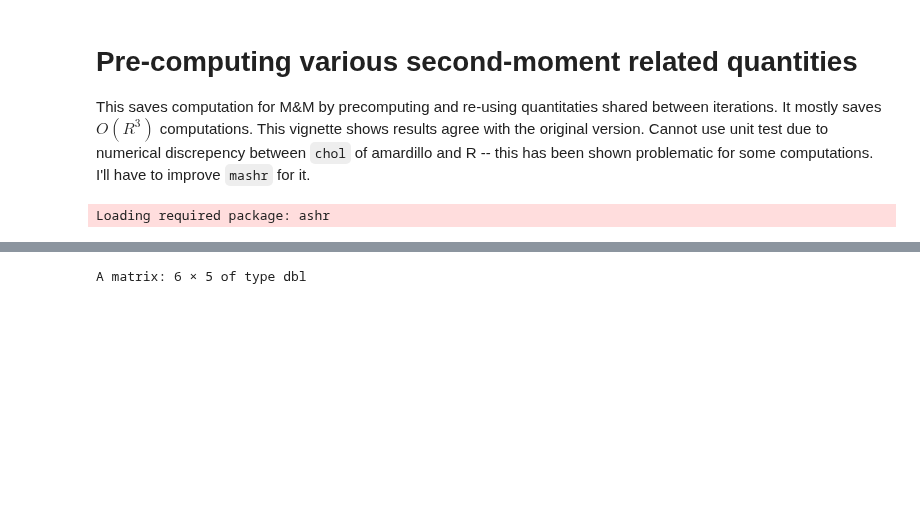
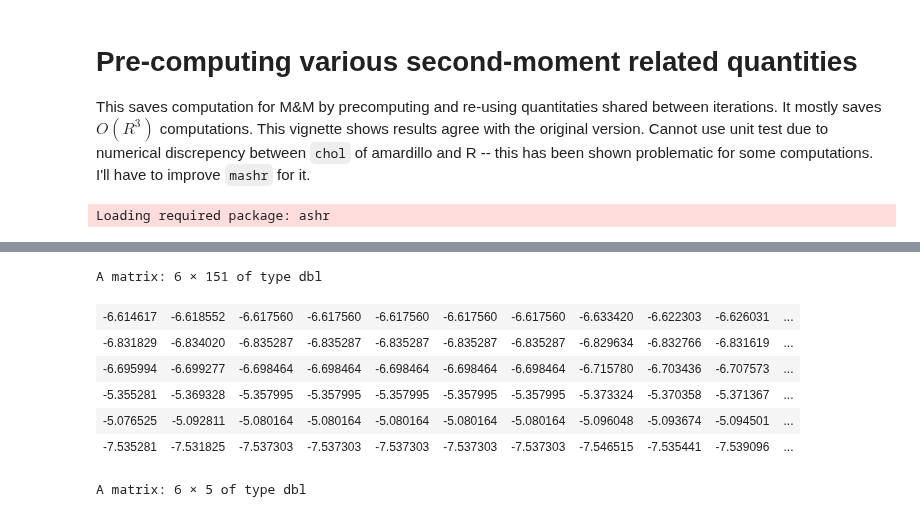
Before and after one commit to stephenslab/mvsusieR, a Jupyter notebook: inst/prototypes/precomputed_quantities_mash.ipynb, the cells around one changed output, grey strips where cells are left out. Cells and saved outputs as stored; diff of their text form; code cells hidden in the pictures; blank space fills up the shorter version.

```diff
--- a/inst/prototypes/precomputed_quantities_mash.ipynb
+++ b/inst/prototypes/precomputed_quantities_mash.ipynb
@@ -31,3 +41,13 @@ Loading required package: ashr
+# %%
+head(llik_mat)
+# %% [output]
+A matrix: 6 × 151 of type dbl
+| -6.614617 | -6.618552 | -6.617560 | -6.617560 | -6.617560 | -6.617560 | -6.617560 | -6.633420 | -6.622303 | -6.626031 | ... |
+| -6.831829 | -6.834020 | -6.835287 | -6.835287 | -6.835287 | -6.835287 | -6.835287 | -6.829634 | -6.832766 | -6.831619 | ... |
+| -6.695994 | -6.699277 | -6.698464 | -6.698464 | -6.698464 | -6.698464 | -6.698464 | -6.715780 | -6.703436 | -6.707573 | ... |
+| -5.355281 | -5.369328 | -5.357995 | -5.357995 | -5.357995 | -5.357995 | -5.357995 | -5.373324 | -5.370358 | -5.371367 | ... |
+| -5.076525 | -5.092811 | -5.080164 | -5.080164 | -5.080164 | -5.080164 | -5.080164 | -5.096048 | -5.093674 | -5.094501 | ... |
+| -7.535281 | -7.531825 | -7.537303 | -7.537303 | -7.537303 | -7.537303 | -7.537303 | -7.546515 | -7.535441 | -7.539096 | ... |
 # %%
 rows <- which(apply(llik_mat,2,function (x) any(is.infinite(x))))
 if (length(rows) > 0)
```
Also changed, not shown: parts of 2 cells of this notebook, 6 other files.
